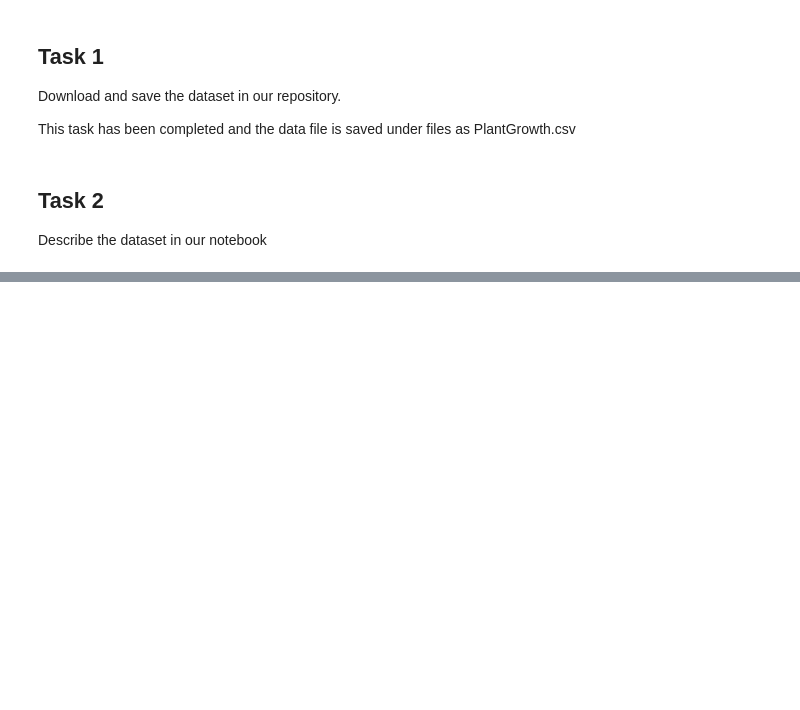
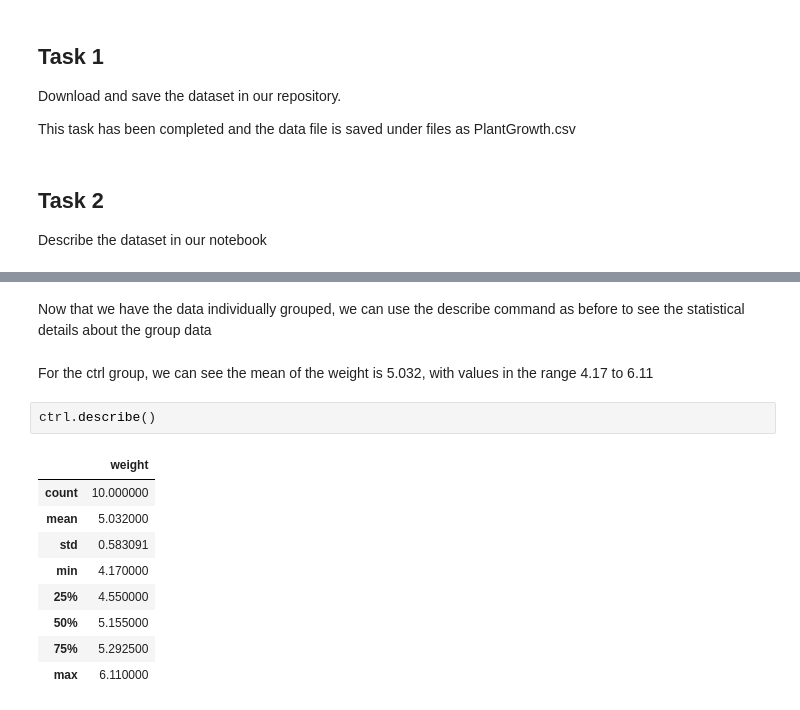
Before and after one commit to kevinsenan/applied_statistics_24_25, a Jupyter notebook: project.ipynb, the cells around one changed output, grey strips where cells are left out. Drawn from its saved outputs; the diff is of its cells as text; blank space fills up the shorter version.

```diff
--- a/project.ipynb
+++ b/project.ipynb
@@ -45,0 +86,16 @@ AttributeError: module 'pandas' has no attribute 'read'
+# %% [markdown]
+Now that we have the data individually grouped, we can use the describe command as before to see the statistical details about the group data
+# %% [markdown]
+For the ctrl group, we can see the mean of the weight is 5.032, with values in the range 4.17 to 6.11
+# %%
+ctrl.describe()
+# %% [output]
+|  | weight |
+| count | 10.000000 |
+| mean | 5.032000 |
+| std | 0.583091 |
+| min | 4.170000 |
+| 25% | 4.550000 |
+| 50% | 5.155000 |
+| 75% | 5.292500 |
+| max | 6.110000 |
```
Also changed, not shown: parts of 15 cells of this notebook.
